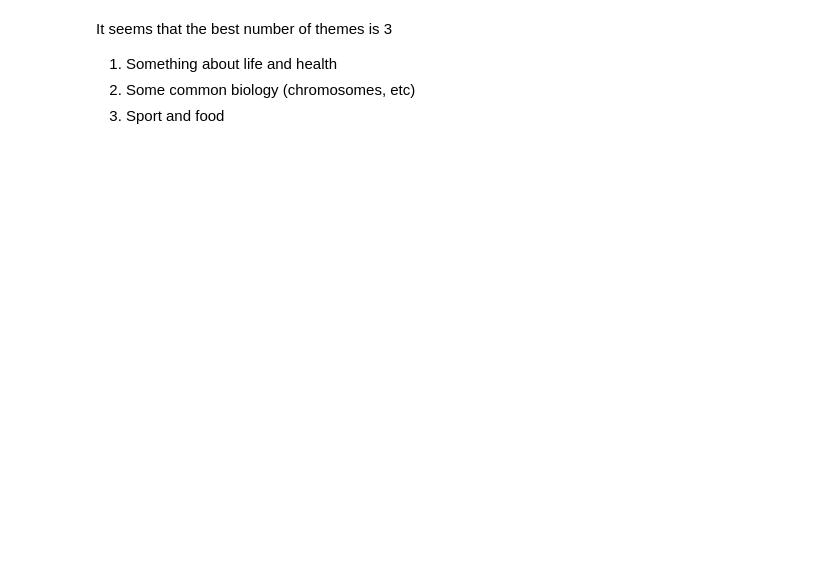
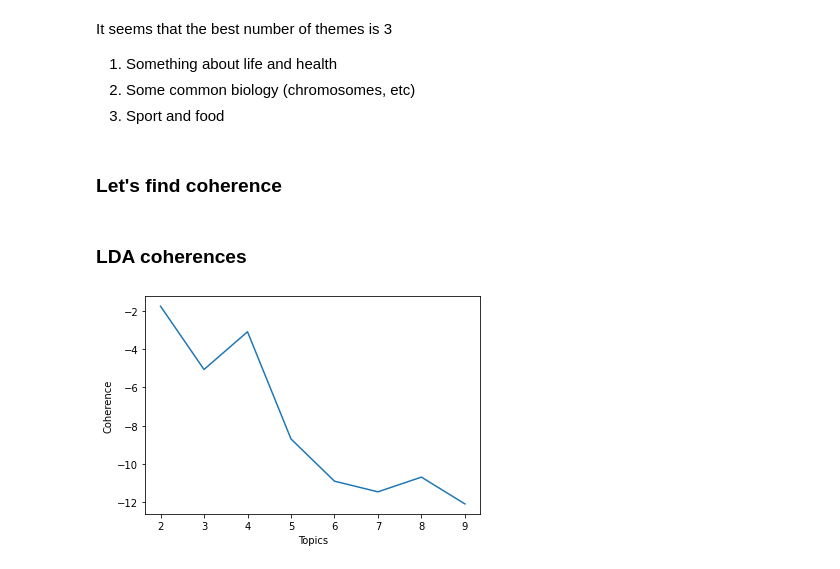
Before and after one commit to vladmosin/NLPCourse, a Jupyter notebook: hw.ipynb, the cells around one changed output. Saved outputs shown, nothing was run; the diff lists cells and outputs as text; code cells hidden in the pictures; blank space fills up the shorter version.

```diff
--- a/hw.ipynb
+++ b/hw.ipynb
@@ -137,3 +139,18 @@ It seems that the best number of themes is 3
 1. Something about life and health
 2. Some common biology (chromosomes, etc)
 3. Sport and food
+# %% [markdown]
+### Let's find coherence
+# %%
+def get_coherence_LDA(n_topics):
+    lda = models.LdaModel(tfidf, id2word=dictionary, num_topics=n_topics)
+    stats = models.coherencemodel.CoherenceModel(model=lda, corpus=corpus, coherence='u_mass')
+    return stats.get_coherence()
+
+def get_coherence_LSI(n_topics):
+    lsi = models.LsiModel(tfidf, id2word=dictionary, num_topics=n_topics)
+    stats = models.coherencemodel.CoherenceModel(model=lsi, corpus=corpus, coherence='u_mass')
+    return stats.get_coherence()
+# %%
+n_topics = list(range(2, 10))
+LDA_coherences = [get_coherence_LDA(topics) for topics in tqdm(n_topics)]
@@ -139,0 +159,8 @@ It seems that the best number of themes is 3
+# %% [markdown]
+### LDA coherences
+# %%
+plt.xlabel('Topics')
+plt.ylabel('Coherence')
+plt.plot(n_topics, LDA_coherences);
+# %% [output]
+[figure, added]
```
Also changed, not shown: parts of 8 cells of this notebook.
